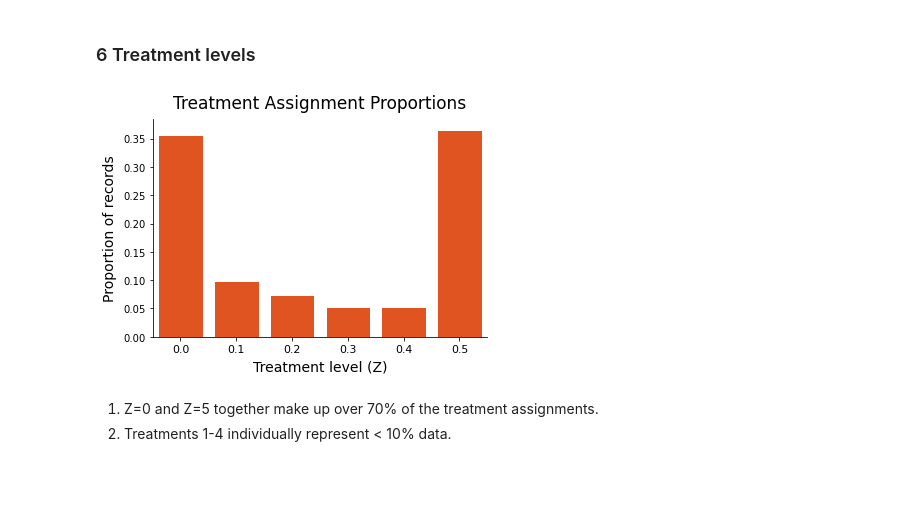
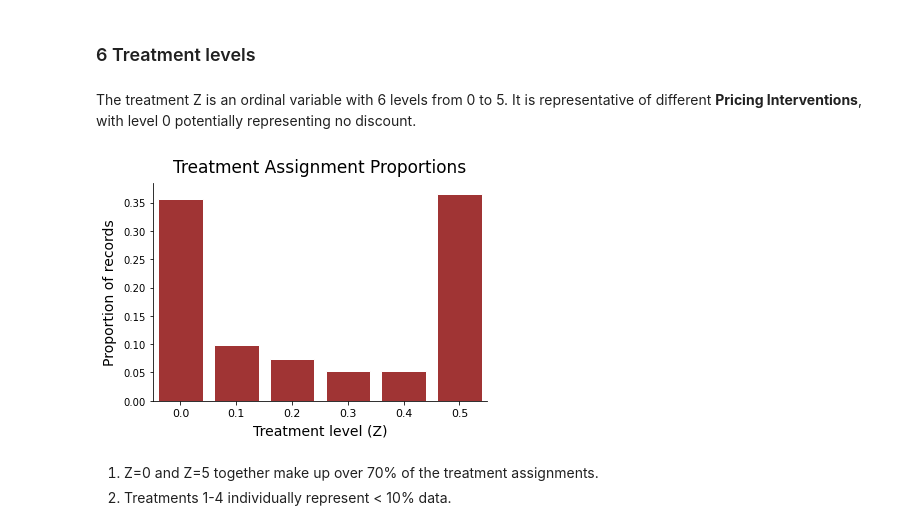
Before and after one commit to sargun-nagpal/Causal-Counterfactual-Forecasting-ACIC2023, a Jupyter notebook: code/Exploratory Data Analysis.ipynb, the cells around one changed output. Saved outputs shown, nothing was run; the diff lists cells and outputs as text; code cells hidden in the pictures; blank space fills up the shorter version.

Commit message:
Added EDA of all variables

```diff
--- a/code/Exploratory Data Analysis.ipynb
+++ b/code/Exploratory Data Analysis.ipynb
@@ -52,21 +57,23 @@ Name: weekID, dtype: int64
 ## Treatment variable (Z)
 # %% [markdown]
 ### 6 Treatment levels
+# %% [markdown]
+The treatment Z is an ordinal variable with 6 levels from 0 to 5. It is representative of different **Pricing Interventions**, with level 0 potentially representing no discount.
 # %%
 s = df['treatment'].value_counts()
 s = s/s.sum()
 
 plt.figure(figsize=(6,4))
-sns.barplot(x=s.index, y=s.values, color="orangered", edgecolor='white')
+sns.barplot(x=s.index, y=s.values, color="firebrick", edgecolor='white')
 plt.xticks(size=11)
 plt.xlabel(r"Treatment level (Z)", fontsize=14, labelpad=6)
 plt.ylabel("Proportion of records", fontsize=14, labelpad=6)
 plt.title("Treatment Assignment Proportions", size=17, pad=11)
 plt.gca().spines["top"].set_visible(False)
 plt.gca().spines["right"].set_visible(False)
 plt.show()
 # %% [output]
-[figure, old version]
+[figure, new version]
 # %% [markdown]
 1. Z=0 and Z=5 together make up over 70% of the treatment assignments.
 2. Treatments 1-4 individually represent < 10% data.
```
Also changed, not shown: parts of 46 cells of this notebook.
